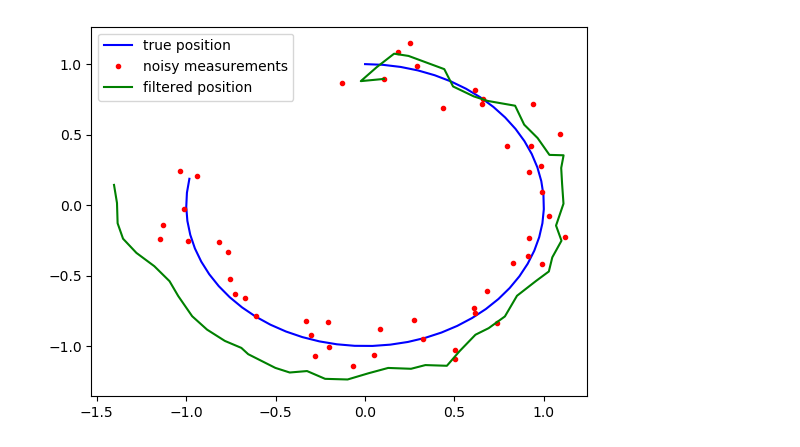
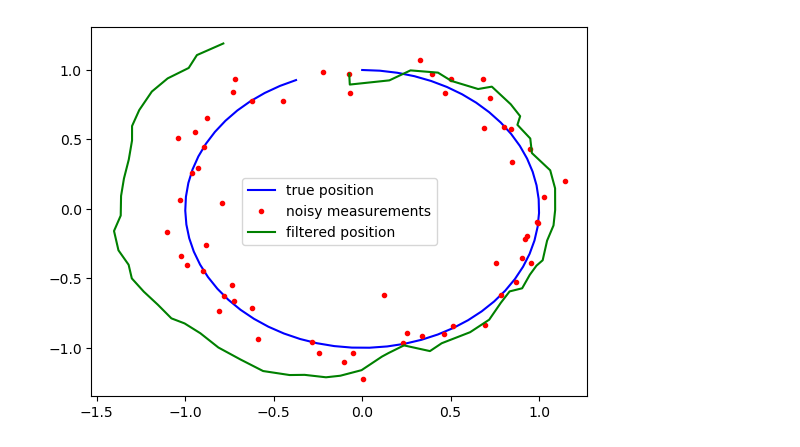
Before and after one commit to MahirGulzar/fundamentals_of_autonomous_driving, a Jupyter notebook: motion_prediction_lab.ipynb, the cells around one changed output. Drawn from its saved outputs; the diff is of its cells as text; code cells hidden in the pictures.

```diff
--- a/motion_prediction_lab.ipynb
+++ b/motion_prediction_lab.ipynb
@@ -2,0 +284,28 @@
+# %%
+# Generate the circular trajectory
+trajectory = generate_sin_wave_trajectory(length=15, amplitude=1, period=1, wavelength=10, num_points=30)
+
+# Define the time step and number of points to predict
+dt = 0.5
+n = 12
+
+measurement_noise = 0.06
+t = np.arange(0, 15, dt)
+trajectory_measurement = trajectory + np.random.randn(len(trajectory), 2) * measurement_noise
+# x_meas = trajectory[:, 0] + np.random.randn(len(trajectory)) * measurement_noise
+# y_meas = trajectory[:, 1] + np.random.randn(len(trajectory)) * measurement_noise
+
+# Predict the next n points of the trajectory without acceleration
+predicted_trajectory, predicted_points = predict_trajectory(trajectory_measurement[:int(len(trajectory_measurement)/2)], dt, n, acceleration=True)
+
+# Plot the original and predicted trajectories
+fig, ax = plt.subplots()
+ax.plot(trajectory_measurement[:, 0], trajectory_measurement[:, 1], 'bo-', label='Original Trajectory',  zorder=2)
+ax.plot(predicted_trajectory[:, 0], predicted_trajectory[:, 1], 'bo-', label='Predicted Trajectory', color='red',  zorder=1)
+ax.scatter(predicted_points[0][0], predicted_points[0][1], label='Prediction Starts', marker='*'  , color='green', s=[150],  zorder=3)
+ax.axis('equal')
+ax.set_xlabel('X')
+ax.set_ylabel('Y')
+ax.set_title('Predicted Trajectory (No Acceleration)')
+ax.legend()
+plt.show()
@@ -80,38 +389,36 @@ class KalmanFilter:
         #########################
         return self.x
 # %%
-import matplotlib.pyplot as plt
-
 # create Kalman filter instance
 dt = 0.1
 measurement_noise = 0.1
 process_noise = 0.001
 
 # simulate noisy measurements of a moving object
-t = np.arange(0, 5, dt)
+t = np.arange(0, 6, dt)
 
 x_true = np.sin(t)
 y_true = np.cos(t)
 
 x_meas = x_true + np.random.randn(len(t)) * measurement_noise
 y_meas = y_true + np.random.randn(len(t)) * measurement_noise
 
 kf = KalmanFilter([x_true[0], y_true[0]], acceleration=True, process_noise=process_noise, measurement_noise=measurement_noise, dt=dt)
 
 
 # run Kalman filter on measurements
 x_filtered = np.zeros_like(x_meas)
 y_filtered = np.zeros_like(y_meas)
 for i in range(len(t)):
     kf.predict()
     kf.update(np.array([x_meas[i], y_meas[i]]))
     x_filtered[i], y_filtered[i] = kf.get_state()[0], kf.get_state()[1]
 
 # plot results
 plt.plot(x_true, y_true, 'b-', label='true position')
 plt.plot(x_meas, y_meas, 'r.', label='noisy measurements')
 plt.plot(x_filtered, y_filtered, 'g-', label='filtered position')
 plt.legend()
 plt.show()
 # %% [output]
-[figure, old version]
+[figure, new version]
```
Also changed, not shown: parts of 26 cells of this notebook, 1 other file.
